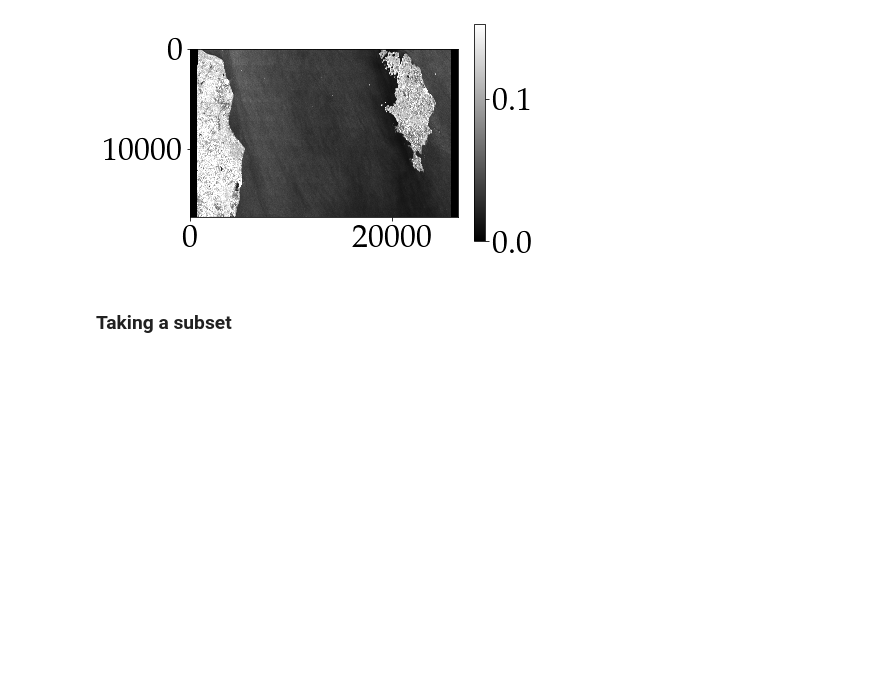
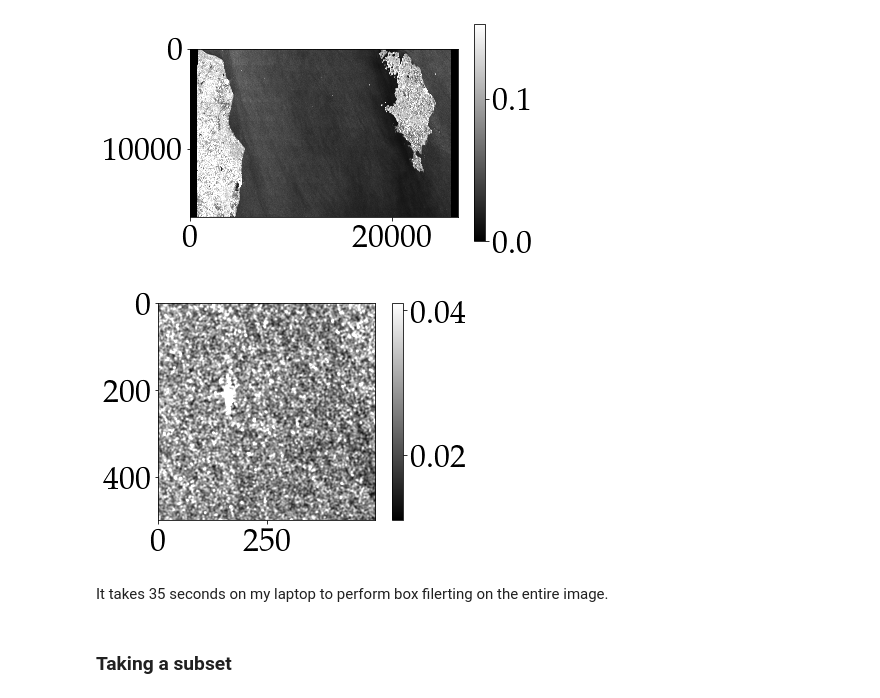
Before and after one commit to aalling93/Sentinel_1_python, a Jupyter notebook: examples/examples_clone_build/download_calibrate_speckle.ipynb, the cells around one changed output. Cells and saved outputs as stored; diff of their text form; code cells hidden in the pictures; blank space fills up the shorter version.

```diff
--- a/examples/download_calibrate_speckle.ipynb
+++ b/examples/examples_clone_build/download_calibrate_speckle.ipynb
@@ -82,7 +78,7 @@ img.simple_plot(band_index=0,stride=50)
 # %% [markdown]
 ### Speckle filtering.  Here the simplest, i.e., box filter
 # %%
-#img_box = img.boxcar(5) #could easily make, e.g., a Lee filter..
-img_box.simple_plot(band_index=0)
+img = img.boxcar(5) #could easily make, e.g., a Lee filter..
+img.simple_plot(band_index=0)
 # %% [output]
 [figure]
@@ -89,3 +87,9 @@ img_box.simple_plot(band_index=0)
+# %%
+img[9700:10200,15500:16000].simple_plot(band_index=0)
+# %% [output]
+[figure, added]
+# %% [markdown]
+It takes 35 seconds on my laptop to perform box filerting on the entire image.
 # %%
 #import matplotlib.pyplot as plt
 #diff = img.bands[1]-img_box.bands[1]
```
Also changed, not shown: parts of 14 cells of this notebook, 29 other files.
